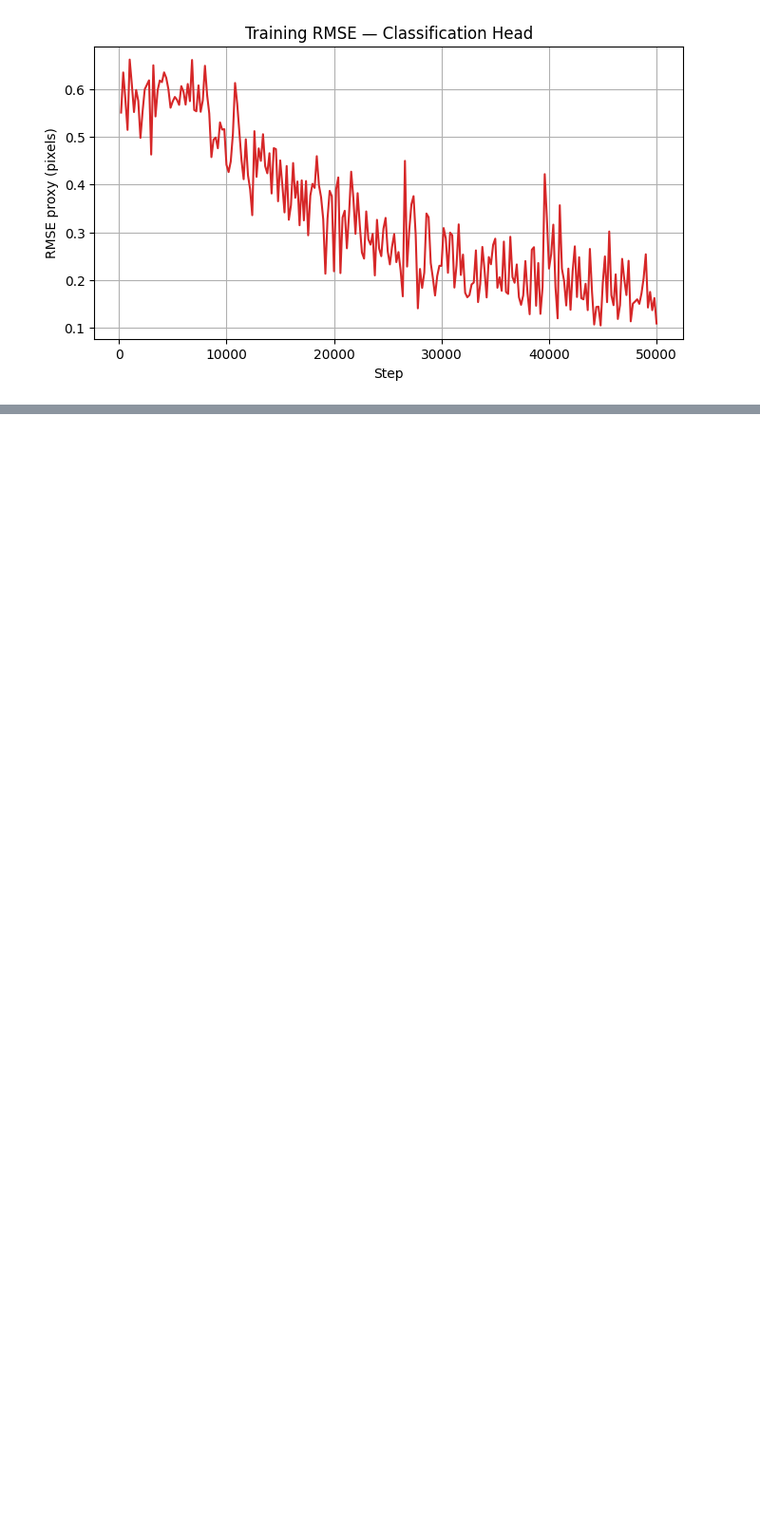
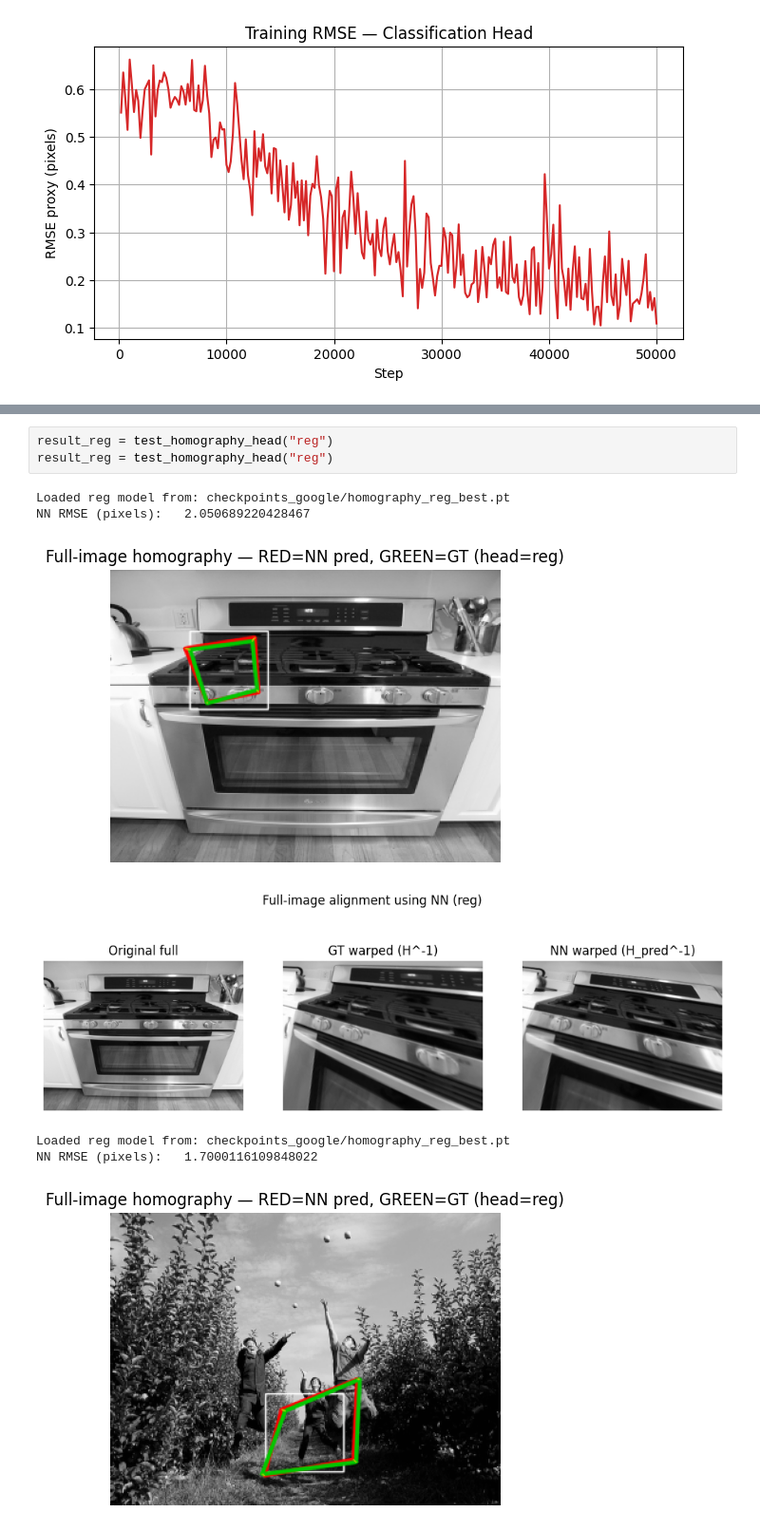
Before and after one commit to StefanSrnjakov/third-semester, a Jupyter notebook: RacunalniskiVid/vaja1-homografija/homography_training_google_2.ipynb, the cells around one changed output, grey strips where cells are left out. Shown at 95% size. Cells and saved outputs as stored; diff of their text form; blank space fills up the shorter version.

```diff
--- a/RacunalniskiVid/vaja1-homografija/homography_training_google_2.ipynb
+++ b/RacunalniskiVid/vaja1-homografija/homography_training_google_2.ipynb
@@ -924,0 +910,11 @@ def test_homography_head(head="cls", ckpt_reg="checkpoints_google/homography_reg
+# %%
+result_reg = test_homography_head("reg")
+result_reg = test_homography_head("reg")
+# %% [output]
+Loaded reg model from: checkpoints_google/homography_reg_best.pt
+NN RMSE (pixels):   2.050689220428467
+[figure, added]
+[figure, added]
+Loaded reg model from: checkpoints_google/homography_reg_best.pt
+NN RMSE (pixels):   1.7000116109848022
+[figure, added]
```
Also changed, not shown: parts of 18 cells of this notebook, 2 other files.
